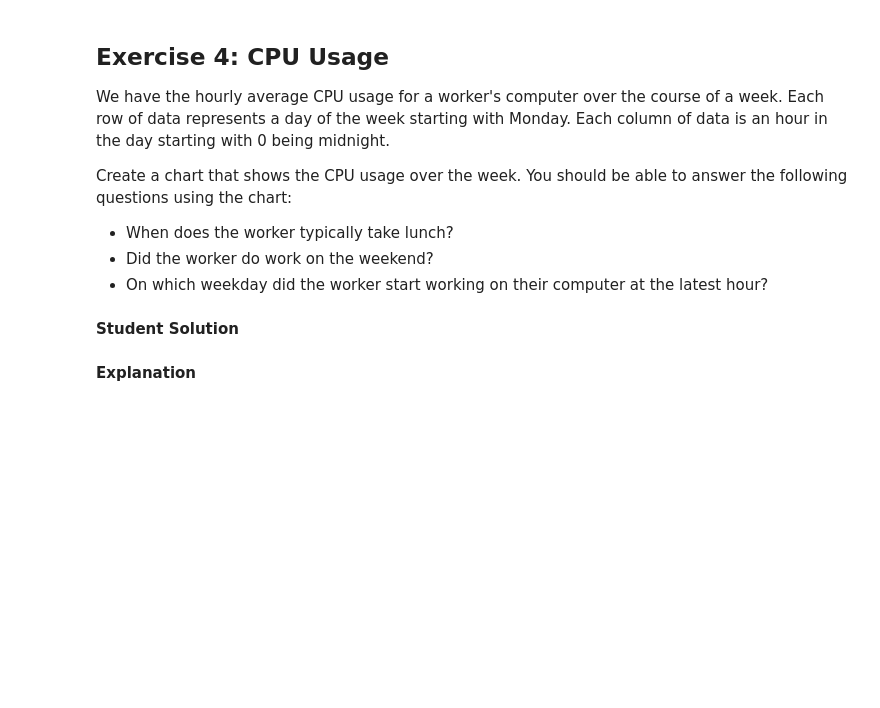
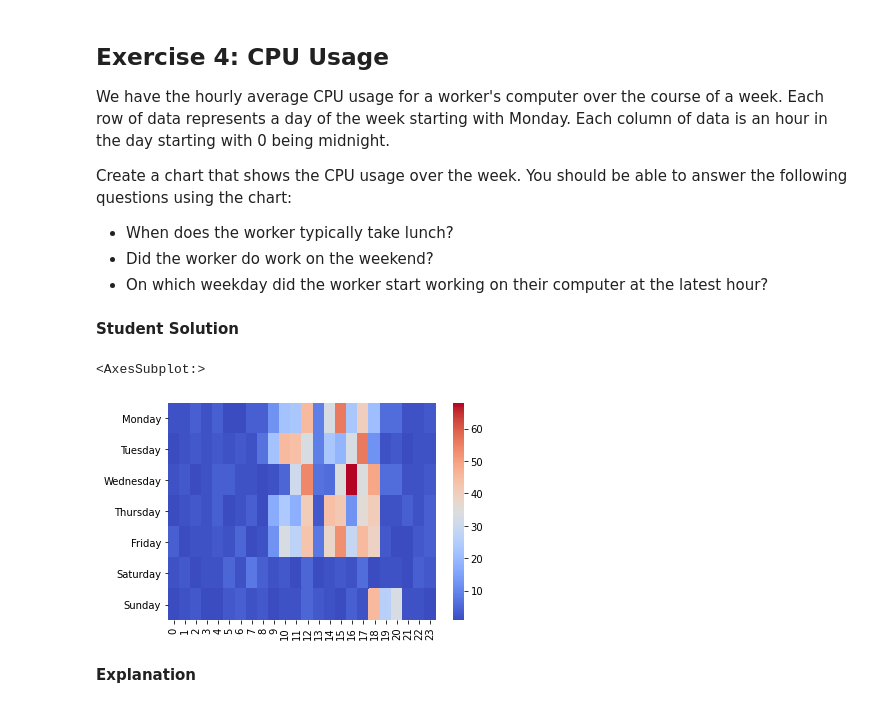
Before and after one commit to rifqicharisma/Belajar_Ai, a Jupyter notebook: Bisa Ai/Data Science/Topic 5 - Visualisasi Data/Data Visualizations.ipynb, the cells around one changed output. Drawn from its saved outputs; the diff is of its cells as text; code cells hidden in the pictures; blank space fills up the shorter version.

```diff
--- a/Bisa Ai/Data Science/Topic 5 - Visualisasi Data/Data Visualizations.ipynb
+++ b/Bisa Ai/Data Science/Topic 5 - Visualisasi Data/Data Visualizations.ipynb
@@ -908,24 +925,34 @@ Create a chart that shows the CPU usage over the week. You should be able to ans
 # %%
 import seaborn as sns
 
 cpu_usage = [
   [2, 2, 4, 2, 4, 1, 1, 4, 4, 12, 22, 23,
    45, 9, 33, 56, 23, 40, 21, 6, 6, 2, 2, 3], # Monday
   [1, 2, 3, 2, 3, 2, 3, 2, 7, 22, 45, 44,
    33, 9, 23, 19, 33, 56, 12, 2, 3, 1, 2, 2], # Tuesday
   [2, 3, 1, 2, 4, 4, 2, 2, 1, 2,  5, 31,
    54, 7, 6, 34, 68, 34, 49, 6, 6, 2, 2, 3], # Wednesday
   [1, 2, 3, 2, 4, 1, 2, 4, 1, 17, 24, 18,
    41, 3, 44, 42, 12, 36, 41, 2, 2, 4, 2, 4], # Thursday
   [4, 1, 2, 2, 3, 2, 5, 1, 2, 12, 33, 27,
    43, 8, 38, 53, 29, 45, 39, 3, 1, 1, 3, 4], # Friday
   [2, 3, 1, 2, 2, 5, 2, 8, 4, 2, 3,
    1, 5, 1, 2, 3, 2, 6, 1, 2, 2, 1, 4, 3], # Saturday
   [1, 2, 3, 1, 1, 3, 4, 2, 3, 1, 2,
    2, 5, 3, 2, 1, 4, 2, 45, 26, 33, 2, 2, 1], # Sunday
 ]
 
 #Lanjutkan
+weeks = ['Monday', 'Tuesday', 'Wednesday', 'Thursday', 'Friday', 'Saturday', 'Sunday']
+hours = ['0', '1', '2', '3', '4', '5', '6', '7', '8', '9', '10', '11', '12', '13', '14', '15', '16', '17', '18', '19', '20', '21', '22', '23']
+sns.heatmap(
+  cpu_usage,
+  cmap='coolwarm',
+  xticklabels=hours,
+  yticklabels=weeks)
+# %% [output]
+<AxesSubplot:>
+[figure, added]
 # %% [markdown]
 **Explanation**
 # %% [markdown]
```
Also changed, not shown: parts of 7 cells of this notebook.
